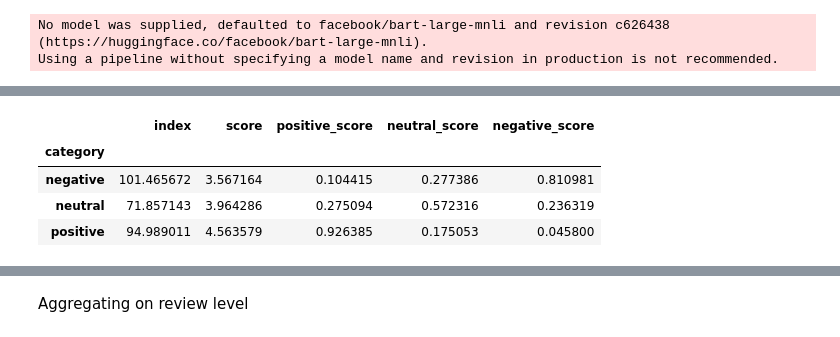
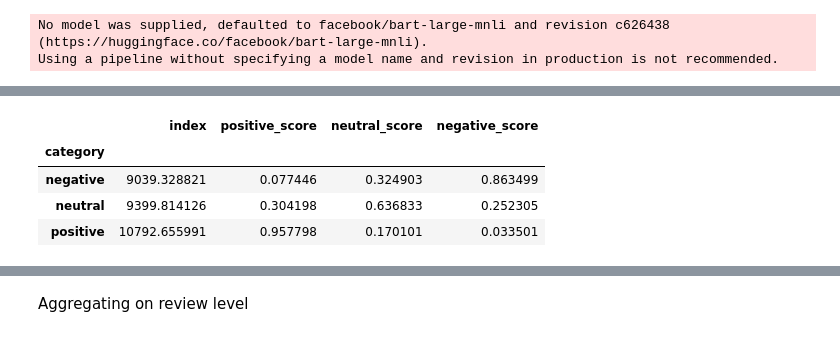
Before and after one commit to dschjanice/capstone_chat-gpt, a Jupyter notebook: notebooks/3_sentiment-zero-shot.ipynb, the cells around one changed output, grey strips where cells are left out. Drawn from its saved outputs; the diff is of its cells as text; code cells hidden in the pictures.

```diff
--- a/notebooks/3_sentiment-zero-shot.ipynb
+++ b/notebooks/3_sentiment-zero-shot.ipynb
@@ -39,0 +37,23 @@ df["score_cat"] = np.where(df.score == 5, "positive", np.where(df.score == 4, "n
+# %%
+nltk.download('punkt')  # Download the punkt tokenizer data
+
+# Function to split text into sentences
+def split_sentences(text):
+    sentences = nltk.sent_tokenize(text)
+    return sentences
+
+# Split sentences and create a new DataFrame in long format
+new_rows = []
+for index, row in df.iterrows():
+    sentences = split_sentences(row['content'])
+    score = row['score']
+    score_cat = row['score_cat']
+    for sentence in sentences:
+        new_rows.append({'reviewId': row['reviewId'],
+                         'index': index,
+                         'content': sentence})
+
+df_long = pd.DataFrame(new_rows)
+
+# Print the resulting DataFrame in long format
+print(df_long[df_long['index'] == 5])
@@ -71,7 +99,7 @@ ScoreNegative = []
 ScoreNeutral = []
 ScorePositive = []
 
-for i in tqdm(range(0, len(df_long))):
+for i in tqdm(range(len(df_long))): # len(df_long)
     text = df_long.iloc[i,]['content']
     res = classifier(text, candidate_labels, hypothesis_template=hypothesis_template, multi_label=True)
     labels = res['labels']
@@ -89,6 +115,6 @@ KeyboardInterrupt:
 # %%
-dataset_prep = pd.DataFrame({'category': predictedCategories,
-                             'positive_score': ScorePositive,
-                             'neutral_score': ScoreNeutral,
-                             'negative_score': ScoreNegative})
-dataset = pd.merge(df_long, dataset_prep, left_index=True, right_index=True)
+df_long_zero_prep = pd.DataFrame({  'category': predictedCategories,
+                                    'positive_score': ScorePositive,
+                                    'neutral_score': ScoreNeutral,
+                                    'negative_score': ScoreNegative})
+df_long_zero = pd.merge(df_long, df_long_zero_prep, left_index=True, right_index=True)
@@ -113,3 +120,0 @@ predictedCategories
-# %%
-pd.set_option('max_colwidth', 700)
-dataset.sort_values('category', ascending=True)
@@ -130,11 +153,11 @@ dataset.sort_values('category', ascending=True)
 # %%
-dataset.groupby('category').mean('category')
+df_long_zero.groupby('category').mean('category')
 # %% [output]
-|  | index | score | positive_score | neutral_score | negative_score |
-| category |  |  |  |  |  |
-| negative | 101.465672 | 3.567164 | 0.104415 | 0.277386 | 0.810981 |
-| neutral | 71.857143 | 3.964286 | 0.275094 | 0.572316 | 0.236319 |
-| positive | 94.989011 | 4.563579 | 0.926385 | 0.175053 | 0.045800 |
+|  | index | positive_score | neutral_score | negative_score |
+| category |  |  |  |  |
+| negative | 9039.328821 | 0.077446 | 0.324903 | 0.863499 |
+| neutral | 9399.814126 | 0.304198 | 0.636833 | 0.252305 |
+| positive | 10792.655991 | 0.957798 | 0.170101 | 0.033501 |
 # %%
 from sklearn.metrics import confusion_matrix, classification_report, accuracy_score
 import seaborn as sns
```
Also changed, not shown: parts of 44 cells of this notebook, 6 other files.
